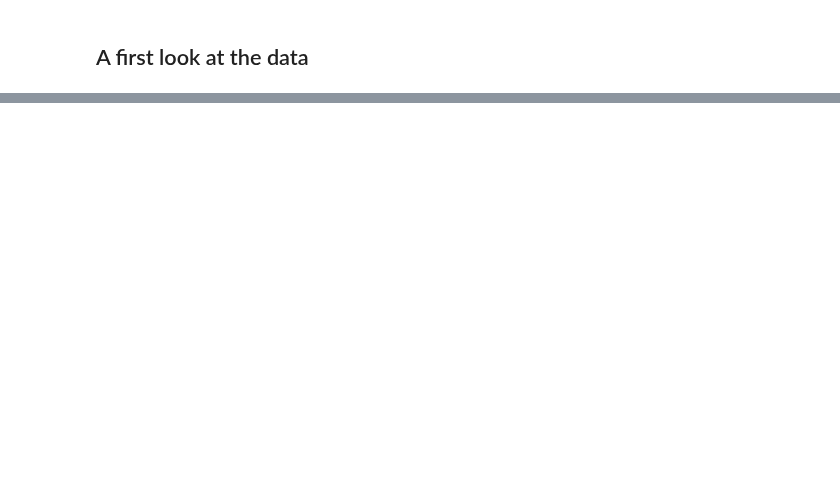
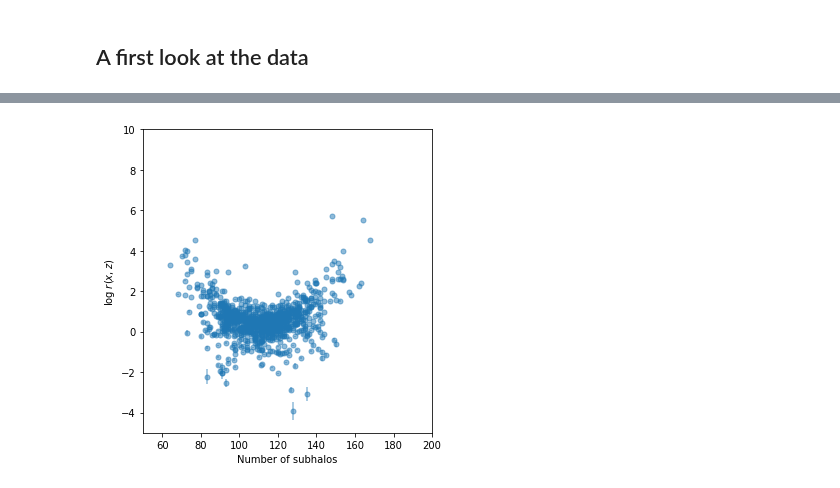
Before and after one commit to smsharma/mining-for-substructure-lens, a Jupyter notebook: notebooks/generate.ipynb, the cells around one changed output, grey strips where cells are left out. Saved outputs shown, nothing was run; the diff lists cells and outputs as text; code cells hidden in the pictures; blank space fills up the shorter version.

```diff
--- a/notebooks/generate.ipynb
+++ b/notebooks/generate.ipynb
@@ -115,12 +142,14 @@ plt.show()
 # %%
 plt.figure(figsize=(5,5))
 
 plt.errorbar(n_subs, log_r_xz, yerr=1.*log_r_xz_uncertainties, ls=" ", marker="o", ms=5., alpha=0.5)
 
-plt.xlim(0,800)
+plt.xlim(50,200)
 plt.ylim(-5.,10.)
 plt.xlabel("Number of subhalos")
 plt.ylabel(r"$\log \; r(x,z)$")
 
 plt.tight_layout()
 plt.show()
+# %% [output]
+[figure, added]
```
Also changed, not shown: parts of 3 cells of this notebook, 5 other files.
